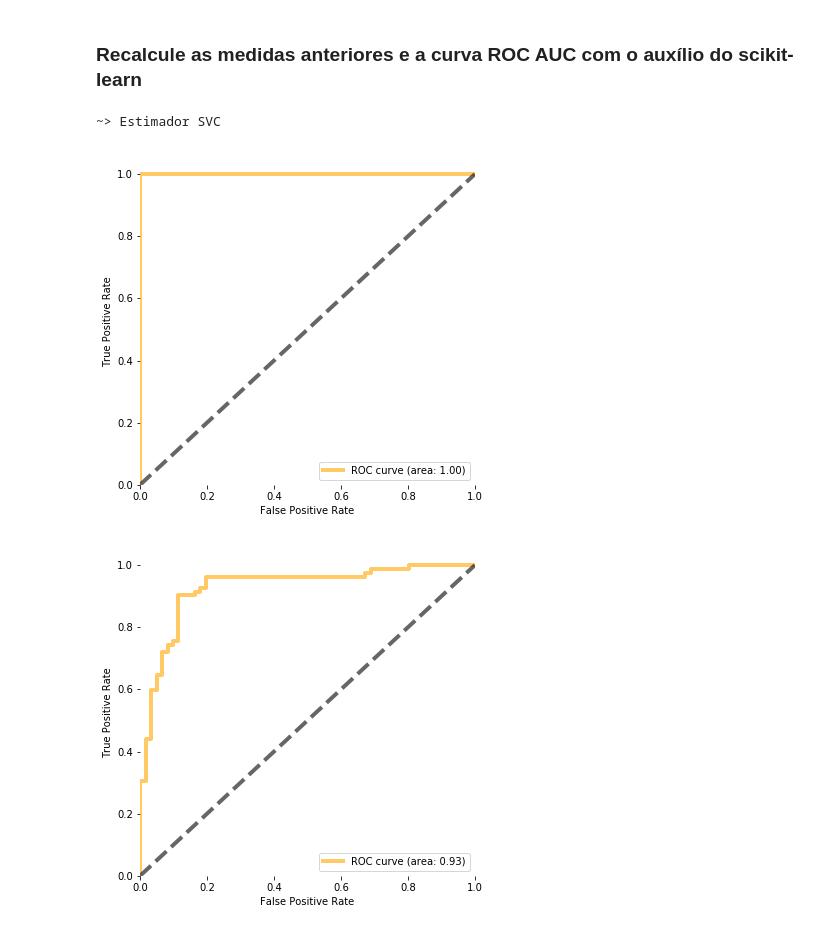
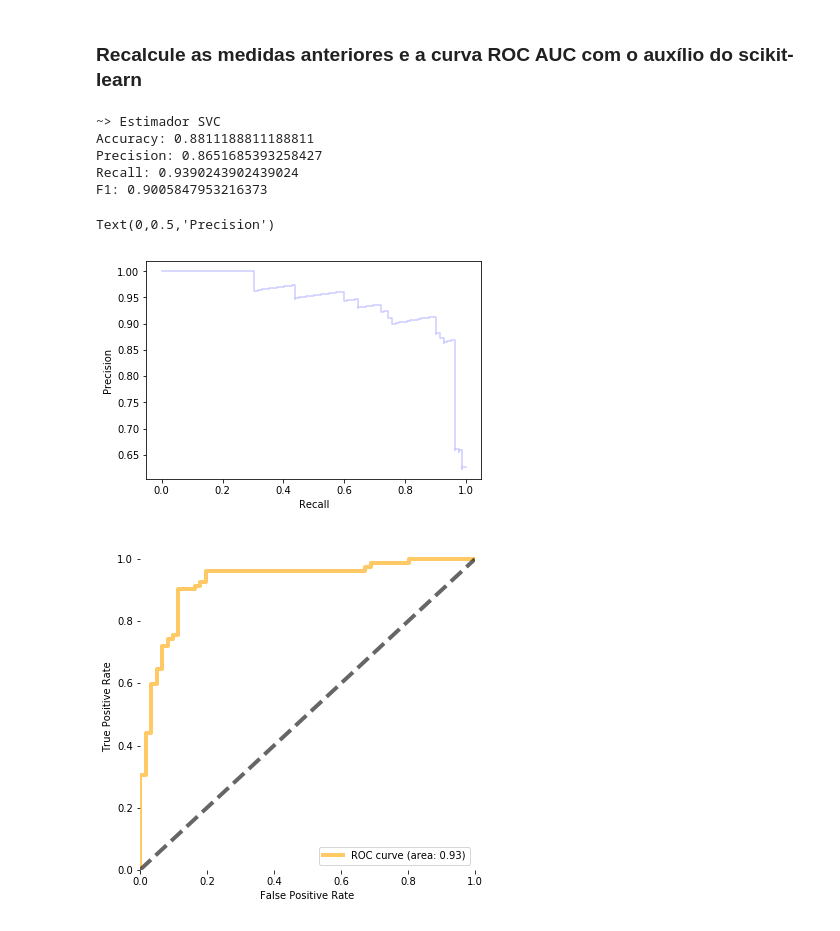
Before and after one commit to liselene/INF-0616, a Jupyter notebook: trab1/assignment-1.ipynb, the cells around one changed output. Cells and saved outputs as stored; diff of their text form; code cells hidden in the pictures.

```diff
--- a/trab1/assignment-1.ipynb
+++ b/trab1/assignment-1.ipynb
@@ -157,15 +159,45 @@ for e in estimators:
 # %% [markdown]
 ### Recalcule as medidas anteriores e a curva ROC AUC com o auxílio do scikit-learn
-# %%
-print('~> Estimador', type(svc).__name__)
-p_test = svc.predict(x_test)
-s_test = svc.decision_function(x_test)
-
-# Resposta:
-display_roc_curve(p_test, s_test)
-# %% [output]
-~> Estimador SVC
-[figure, removed]
+# %%
+print('~> Estimador', type(svc).__name__)
+p_test = svc.predict(x_test)
+s_test = svc.decision_function(x_test)
+
+# Resposta:
+from sklearn.metrics import confusion_matrix
+confusion_matrix(y_test, p_test)
+
+from sklearn.metrics import accuracy_score
+a=accuracy_score(y_test, p_test)
+print("Accuracy:",a)
+
+from sklearn.metrics import precision_score
+p=precision_score(y_test,p_test)
+print("Precision:",p)
+
+from sklearn.metrics import recall_score
+r=recall_score(y_test,p_test)
+print("Recall:",r)
+
+from sklearn.metrics import f1_score
+f=f1_score(y_test,p_test)
+print("F1:",f)
+
+from sklearn.metrics import precision_recall_curve
+import matplotlib.pyplot as plt
+precision, recall, _ = precision_recall_curve(y_test,s_test)
+plt.step(recall, precision, color='b', alpha=0.2,
+         where='post')
+plt.xlabel('Recall')
+plt.ylabel('Precision')
+# %% [output]
+~> Estimador SVC
+Accuracy: 0.8811188811188811
+Precision: 0.8651685393258427
+Recall: 0.9390243902439024
+F1: 0.9005847953216373
+Text(0,0.5,'Precision')
+[figure, added]
 # %%
 def display_roc_curve(y, s):
     """Exibe a curva ROC AUC em um grafico.
```
Also changed, not shown: parts of 3 cells of this notebook.
